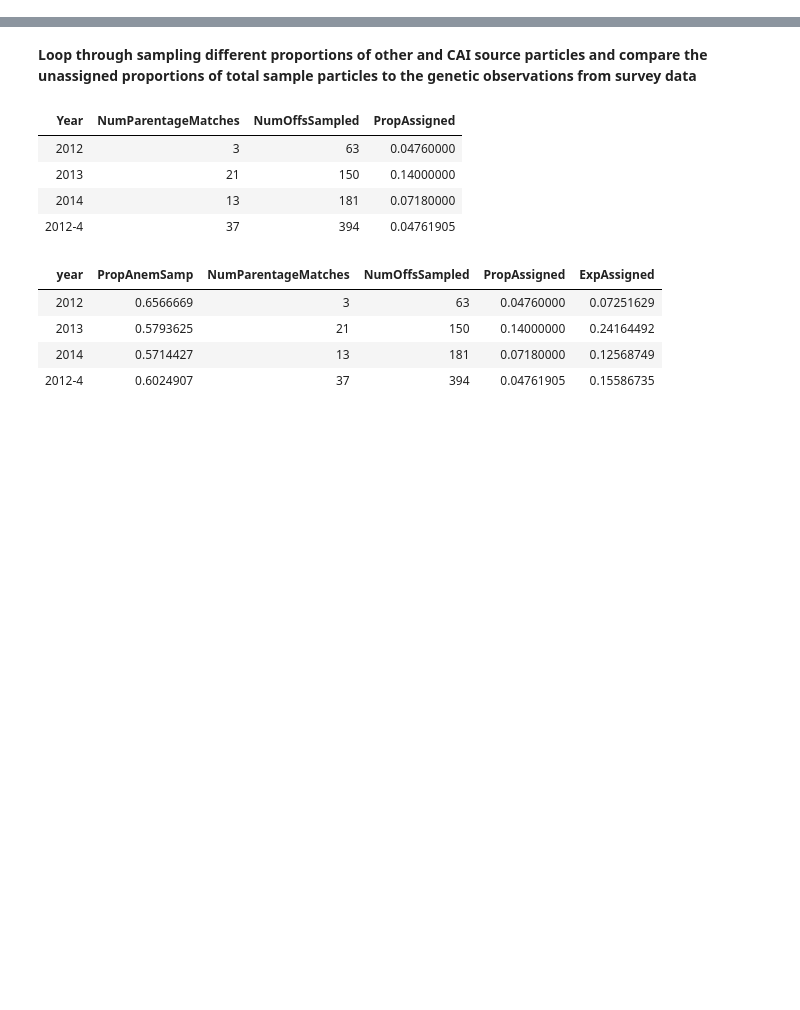
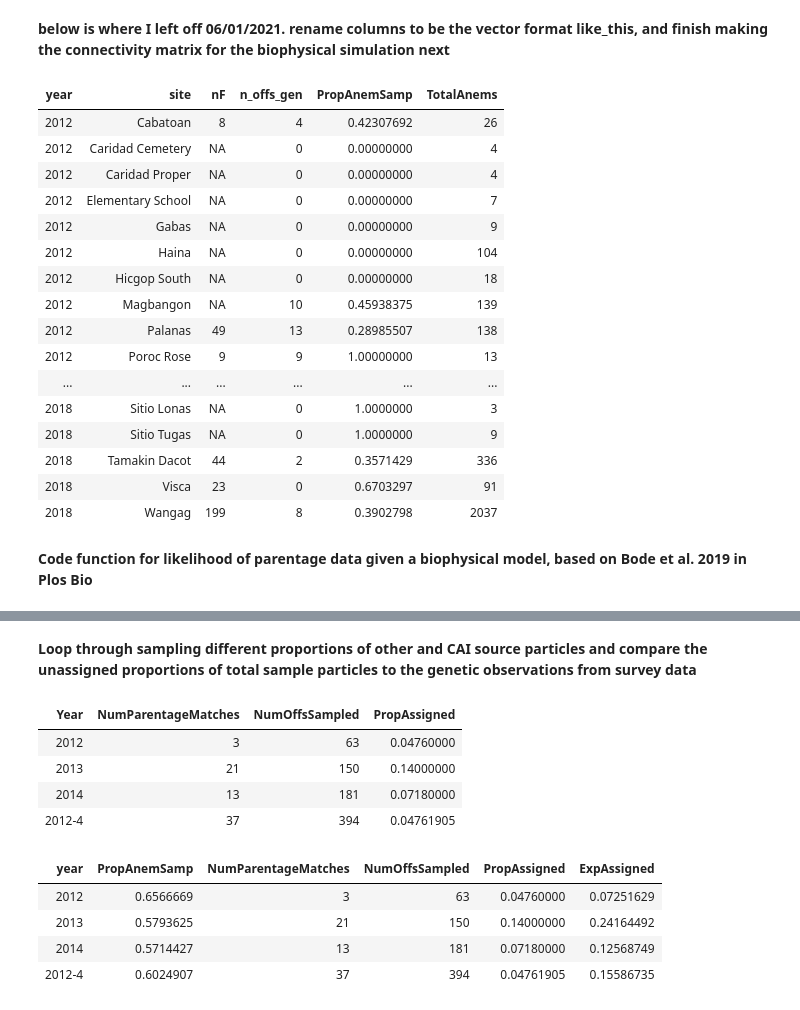
Before and after one commit to pinskylab/CamotesROMS, a Jupyter notebook: notebooks/optimize_ROMS_sampling.ipynb, the cells around one changed output, grey strips where cells are left out. Cells and saved outputs as stored; diff of their text form; code cells hidden in the pictures; blank space fills up the shorter version.

Commit message:
working on code for likelihood function. Pulled in Allison's abundance estimates, left off formatting the biophysical connectivity matrix, do that next. Psuedo code for the likelihood function done.

```diff
--- a/notebooks/optimize_ROMS_sampling.ipynb
+++ b/notebooks/optimize_ROMS_sampling.ipynb
@@ -85,0 +114,2 @@ SurveyData <- AnnualRecsSamp[PropSamp, on=.(year=end_year, site)][#join the samp
+# %% [markdown]
+__below is where I left off 06/01/2021. rename columns to be the vector format like_this, and finish making the connectivity matrix for the biophysical simulation next__
@@ -85,0 +138,24 @@ SurveyData <- AnnualRecsSamp[PropSamp, on=.(year=end_year, site)][#join the samp
+# %%
+#Biophysical source normalized matrix
+#for each source, what is the normalized recruitment at each destination?
+GenSimConn[, annual_source_normalized_recruitment := sum(daily_particles_recruited)/sum(daily_particles_released), by=c("source", "destination","year_sampled")]
+# %% [output]
+| year | site | nF | n_offs_gen | PropAnemSamp | TotalAnems |
+| 2012 | Cabatoan | 8 | 4 | 0.42307692 | 26 |
+| 2012 | Caridad Cemetery | NA | 0 | 0.00000000 | 4 |
+| 2012 | Caridad Proper | NA | 0 | 0.00000000 | 4 |
+| 2012 | Elementary School | NA | 0 | 0.00000000 | 7 |
+| 2012 | Gabas | NA | 0 | 0.00000000 | 9 |
+| 2012 | Haina | NA | 0 | 0.00000000 | 104 |
+| 2012 | Hicgop South | NA | 0 | 0.00000000 | 18 |
+| 2012 | Magbangon | NA | 10 | 0.45938375 | 139 |
+| 2012 | Palanas | 49 | 13 | 0.28985507 | 138 |
+| 2012 | Poroc Rose | 9 | 9 | 1.00000000 | 13 |
+| ... | ... | ... | ... | ... | ... |
+| 2018 | Sitio Lonas | NA | 0 | 1.0000000 | 3 |
+| 2018 | Sitio Tugas | NA | 0 | 1.0000000 | 9 |
+| 2018 | Tamakin Dacot | 44 | 2 | 0.3571429 | 336 |
+| 2018 | Visca | 23 | 0 | 0.6703297 | 91 |
+| 2018 | Wangag | 199 | 8 | 0.3902798 | 2037 |
+# %% [markdown]
+__Code function for likelihood of parentage data given a biophysical model, based on Bode et al. 2019 in Plos Bio__
```
Also changed, not shown: parts of 12 cells of this notebook.
